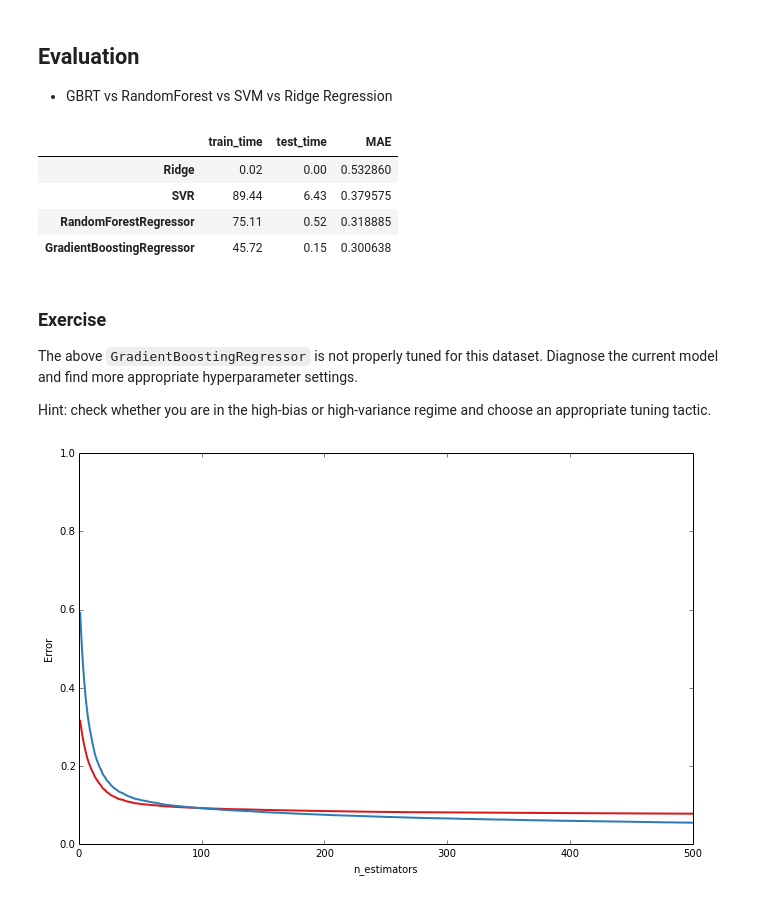
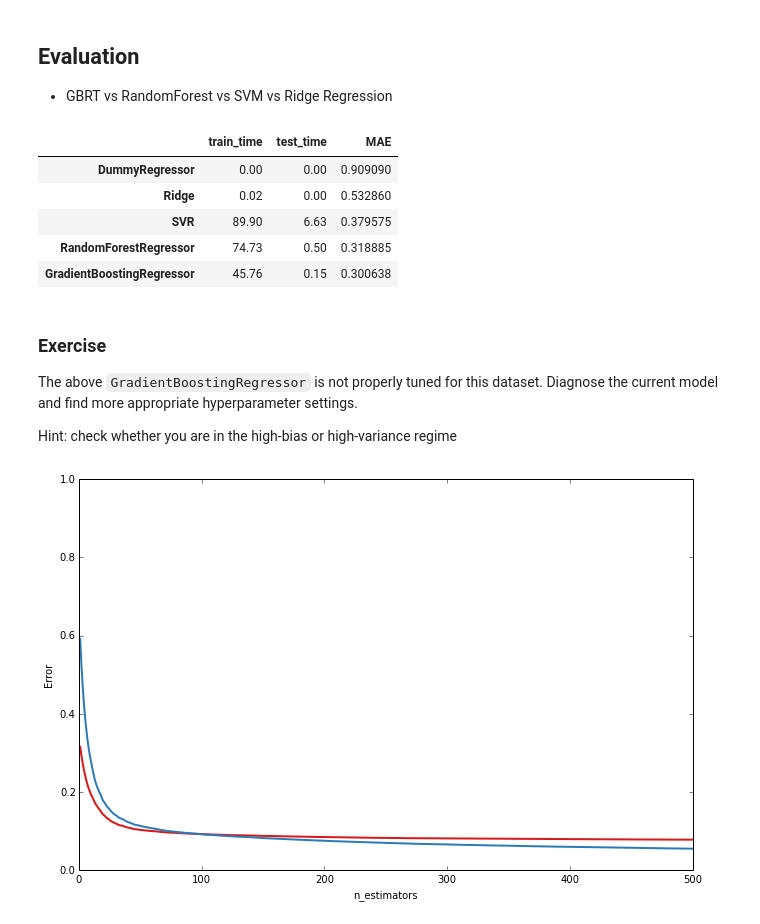
Before and after one commit to pprett/pydata-gbrt-tutorial, a Jupyter notebook: gbrt-tutorial.ipynb, the cells around one changed output. Cells and saved outputs as stored; diff of their text form; code cells hidden in the pictures.

```diff
--- a/gbrt-tutorial.ipynb
+++ b/gbrt-tutorial.ipynb
@@ -475,45 +475,48 @@ from sklearn.linear_model import Ridge
 from sklearn.ensemble import RandomForestRegressor
 from sklearn.pipeline import Pipeline
 from sklearn.preprocessing import StandardScaler
+from sklearn.dummy import DummyRegressor
 from sklearn.svm import SVR
 
 res = defaultdict(dict)
 
 def benchmark(est, name=None):
     if not name:
         name = est.__class__.__name__
     t0 = time.clock()
     est.fit(X_train, y_train)
     res[name]['train_time'] = time.clock() - t0
     t0 = time.clock()
     pred = est.predict(X_test)
     res[name]['test_time'] = time.clock() - t0
     res[name]['MAE'] = mean_absolute_error(y_test, pred)
     return est
 
+benchmark(DummyRegressor())
 benchmark(Ridge(alpha=0.0001, normalize=True))
 benchmark(Pipeline([('std', StandardScaler()),
                     ('svr', SVR(kernel='rbf', C=10.0, gamma=0.1, tol=0.001))]), name='SVR')
 benchmark(RandomForestRegressor(n_estimators=100, max_features=5, random_state=0,
                                 bootstrap=False, n_jobs=4))
 est = benchmark(GradientBoostingRegressor(n_estimators=500, max_depth=4, learning_rate=0.1,
                                           loss='huber', min_samples_leaf=3,
                                           random_state=0))
 
 res_df = pd.DataFrame(data=res).T
 res_df[['train_time', 'test_time', 'MAE']].sort('MAE', ascending=False)
 # %% [output]
 |  | train_time | test_time | MAE |
+| DummyRegressor | 0.00 | 0.00 | 0.909090 |
 | Ridge | 0.02 | 0.00 | 0.532860 |
-| SVR | 89.44 | 6.43 | 0.379575 |
-| RandomForestRegressor | 75.11 | 0.52 | 0.318885 |
-| GradientBoostingRegressor | 45.72 | 0.15 | 0.300638 |
+| SVR | 89.90 | 6.63 | 0.379575 |
+| RandomForestRegressor | 74.73 | 0.50 | 0.318885 |
+| GradientBoostingRegressor | 45.76 | 0.15 | 0.300638 |
 # %% [markdown]
 ### Exercise
 
 The above ``GradientBoostingRegressor`` is not properly tuned for this dataset. Diagnose the current model and find more appropriate hyperparameter settings.
 
-Hint: check whether you are in the high-bias or high-variance regime and choose an appropriate tuning tactic.
+Hint: check whether you are in the high-bias or high-variance regime
 # %%
 # diagnose the model
 test_dev, ax = deviance_plot(est, X_test, y_test, ylim=(0, 1.0))
```
Also changed, not shown: parts of 4 cells of this notebook, 2 other files.
